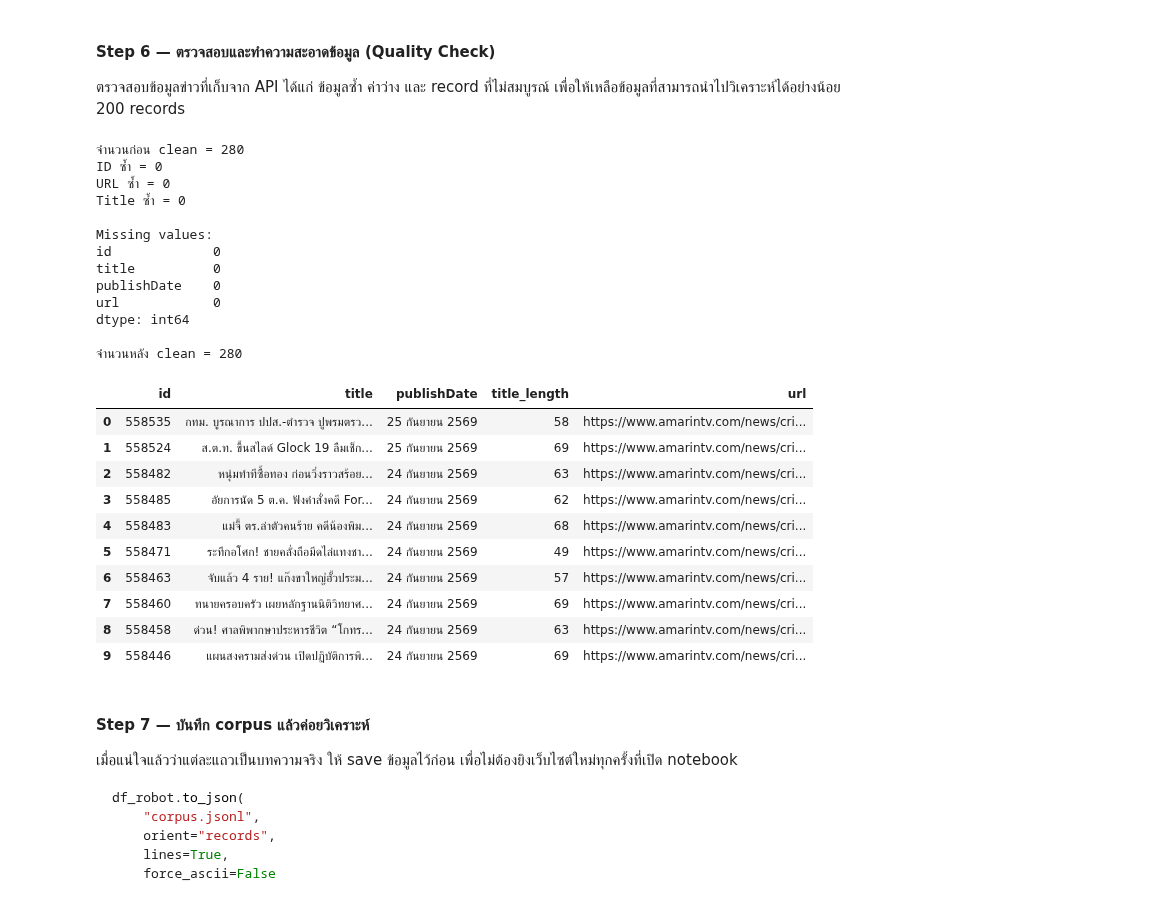
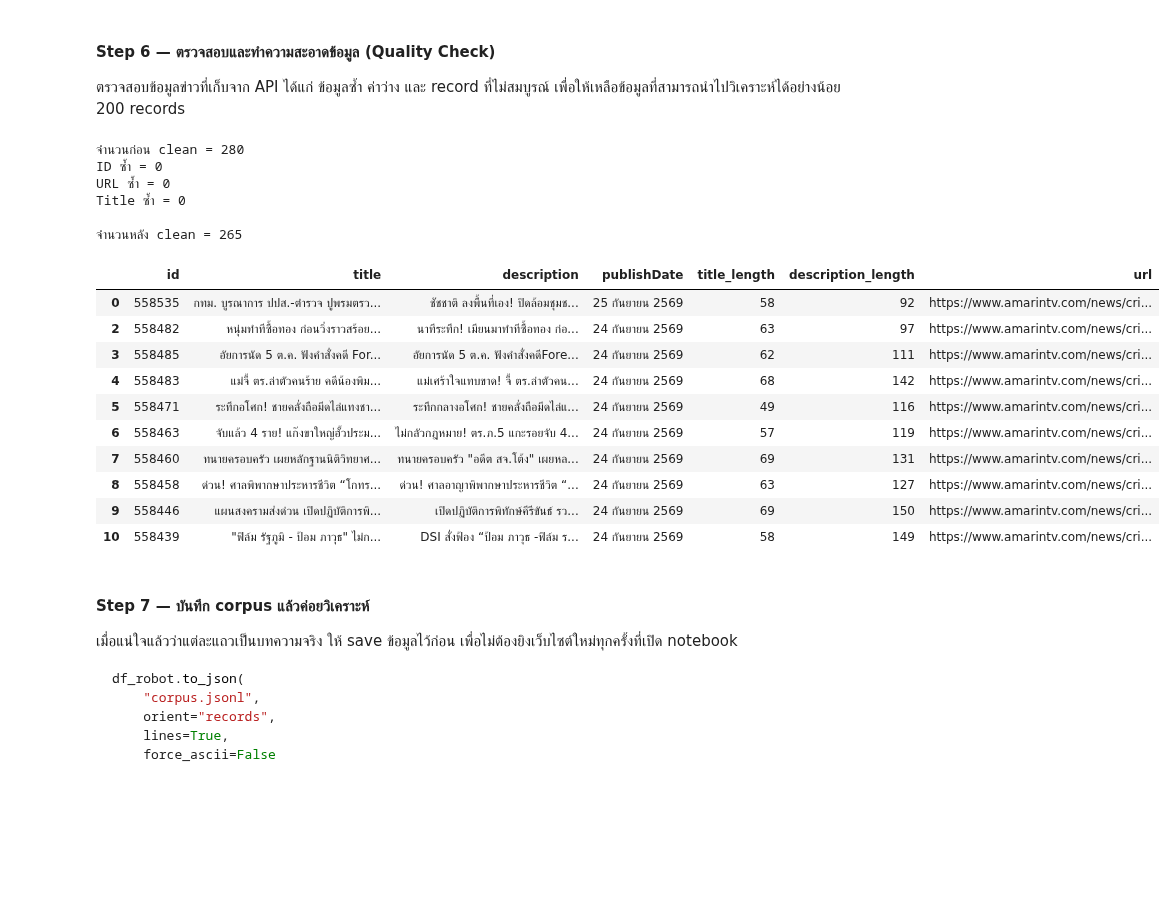
Before and after one commit to doperjerr/Project1-Text_Analytics69, a Jupyter notebook: project1_text_analytics69.ipynb, the cells around one changed output. Drawn from its saved outputs; the diff is of its cells as text; code cells hidden in the pictures; blank space fills up the shorter version.

```diff
--- a/project1_text_analytics69.ipynb
+++ b/project1_text_analytics69.ipynb
@@ -3476,14 +3378,6 @@ print("ID ซ้ำ =", df_clean["id"].duplicated().sum())
 print("URL ซ้ำ =", df_clean["url"].duplicated().sum())
 print("Title ซ้ำ =", df_clean["title"].duplicated().sum())
 
-# ----- 2. ตรวจ missing -----
-print("\nMissing values:")
-print(
-    df_clean[
-        ["id", "title", "publishDate", "url"]
-    ].isna().sum()
-)
-
 # ----- 3. ตัดข้อมูลซ้ำ -----
 df_clean = (
     df_clean
@@ -3492,74 +3386,71 @@ df_clean = (
     .copy()
 )
 
-# ----- 4. ตัด record ที่ field สำคัญว่าง -----
-df_clean = df_clean.dropna(
-    subset=["id", "title", "publishDate", "url"]
-).copy()
-
-# ตัดข้อความว่าง
-df_clean = df_clean[
-    df_clean["title"].astype(str).str.strip() != ""
-].copy()
-
 # ----- 5. ตรวจว่าเป็น URL ข่าว Crime จริง -----
 df_clean = df_clean[
     df_clean["url"]
     .astype(str)
     .str.contains("/news/crime/", regex=False)
 ].copy()
+
+# ----- 6. ตัด description ที่สั้นผิดปกติ -----
+df_clean["description_length"] = (
+    df_clean["description"]
+    .astype(str)
+    .str.strip()
+    .str.len()
+)
+df_clean = df_clean[
+    df_clean["description_length"] >= 80
+].copy()
+
 
 # ----- 6. ตัด title ที่สั้นผิดปกติ -----
 df_clean["title_length"] = (
     df_clean["title"]
     .astype(str)
     .str.strip()
     .str.len()
 )
 
 df_clean = df_clean[
     df_clean["title_length"] >= 10
 ].copy()
 
 
 print("\nจำนวนหลัง clean =", len(df_clean))
 
 display(
     df_clean[
         [
             "id",
             "title",
+            "description",
             "publishDate",
             "title_length",
+            "description_length",
             "url"
         ]
     ].head(10)
 )
 # %% [output]
 จำนวนก่อน clean = 280
 ID ซ้ำ = 0
 URL ซ้ำ = 0
 Title ซ้ำ = 0
 
-Missing values:
-id             0
-title          0
-publishDate    0
-url            0
-dtype: int64
-
-จำนวนหลัง clean = 280
+จำนวนหลัง clean = 265
-|  | id | title | publishDate | title_length | url |
-| 0 | 558535 | กทม. บูรณาการ ปปส.-ตำรวจ ปูพรมตรว... | 25 กันยายน 2569 | 58 | https://www.amarintv.com/news/cri... |
-| 1 | 558524 | ส.ต.ท. ขึ้นสไลด์ Glock 19 ลืมเช็ก... | 25 กันยายน 2569 | 69 | https://www.amarintv.com/news/cri... |
-| 2 | 558482 | หนุ่มทำทีซื้อทอง ก่อนวิ่งราวสร้อย... | 24 กันยายน 2569 | 63 | https://www.amarintv.com/news/cri... |
-| 3 | 558485 | อัยการนัด 5 ต.ค. ฟังคำสั่งคดี For... | 24 กันยายน 2569 | 62 | https://www.amarintv.com/news/cri... |
-| 4 | 558483 | แม่จี้ ตร.ล่าตัวคนร้าย คดีน้องพิม... | 24 กันยายน 2569 | 68 | https://www.amarintv.com/news/cri... |
-| 5 | 558471 | ระทึกอโศก! ชายคลั่งถือมีดไล่แทงชา... | 24 กันยายน 2569 | 49 | https://www.amarintv.com/news/cri... |
-| 6 | 558463 | จับแล้ว 4 ราย! แก๊งขาใหญ่ฮั้วประม... | 24 กันยายน 2569 | 57 | https://www.amarintv.com/news/cri... |
-| 7 | 558460 | ทนายครอบครัว เผยหลักฐานนิติวิทยาศ... | 24 กันยายน 2569 | 69 | https://www.amarintv.com/news/cri... |
-| 8 | 558458 | ด่วน! ศาลพิพากษาประหารชีวิต “โกทร... | 24 กันยายน 2569 | 63 | https://www.amarintv.com/news/cri... |
-| 9 | 558446 | แผนสงครามส่งด่วน เปิดปฏิบัติการพิ... | 24 กันยายน 2569 | 69 | https://www.amarintv.com/news/cri... |
+|  | id | title | description | publishDate | title_length | description_length | url |
+| 0 | 558535 | กทม. บูรณาการ ปปส.-ตำรวจ ปูพรมตรว... | ชัชชาติ ลงพื้นที่เอง! ปิดล้อมชุมช... | 25 กันยายน 2569 | 58 | 92 | https://www.amarintv.com/news/cri... |
+| 2 | 558482 | หนุ่มทำทีซื้อทอง ก่อนวิ่งราวสร้อย... | นาทีระทึก! เมียนมาทำทีซื้อทอง ก่อ... | 24 กันยายน 2569 | 63 | 97 | https://www.amarintv.com/news/cri... |
+| 3 | 558485 | อัยการนัด 5 ต.ค. ฟังคำสั่งคดี For... | อัยการนัด 5 ต.ค. ฟังคำสั่งคดีFore... | 24 กันยายน 2569 | 62 | 111 | https://www.amarintv.com/news/cri... |
+| 4 | 558483 | แม่จี้ ตร.ล่าตัวคนร้าย คดีน้องพิม... | แม่เศร้าใจแทบขาด! จี้ ตร.ล่าตัวคน... | 24 กันยายน 2569 | 68 | 142 | https://www.amarintv.com/news/cri... |
+| 5 | 558471 | ระทึกอโศก! ชายคลั่งถือมีดไล่แทงชา... | ระทึกกลางอโศก! ชายคลั่งถือมีดไล่แ... | 24 กันยายน 2569 | 49 | 116 | https://www.amarintv.com/news/cri... |
+| 6 | 558463 | จับแล้ว 4 ราย! แก๊งขาใหญ่ฮั้วประม... | ไม่กลัวกฎหมาย! ตร.ภ.5 แกะรอยจับ 4... | 24 กันยายน 2569 | 57 | 119 | https://www.amarintv.com/news/cri... |
+| 7 | 558460 | ทนายครอบครัว เผยหลักฐานนิติวิทยาศ... | ทนายครอบครัว "อดีต สจ.โต้ง" เผยหล... | 24 กันยายน 2569 | 69 | 131 | https://www.amarintv.com/news/cri... |
+| 8 | 558458 | ด่วน! ศาลพิพากษาประหารชีวิต “โกทร... | ด่วน! ศาลอาญาพิพากษาประหารชีวิต “... | 24 กันยายน 2569 | 63 | 127 | https://www.amarintv.com/news/cri... |
+| 9 | 558446 | แผนสงครามส่งด่วน เปิดปฏิบัติการพิ... | เปิดปฏิบัติการพิทักษ์คีรีขันธ์ รว... | 24 กันยายน 2569 | 69 | 150 | https://www.amarintv.com/news/cri... |
+| 10 | 558439 | "ฟิล์ม รัฐภูมิ - ป้อม ภาวุธ" ไม่ก... | DSI สั่งฟ้อง “ป้อม ภาวุธ -ฟิล์ม ร... | 24 กันยายน 2569 | 58 | 149 | https://www.amarintv.com/news/cri... |
 # %% [markdown]
 #### Step 7 — บันทึก corpus แล้วค่อยวิเคราะห์
 
```
Also changed, not shown: parts of 12 cells of this notebook.
